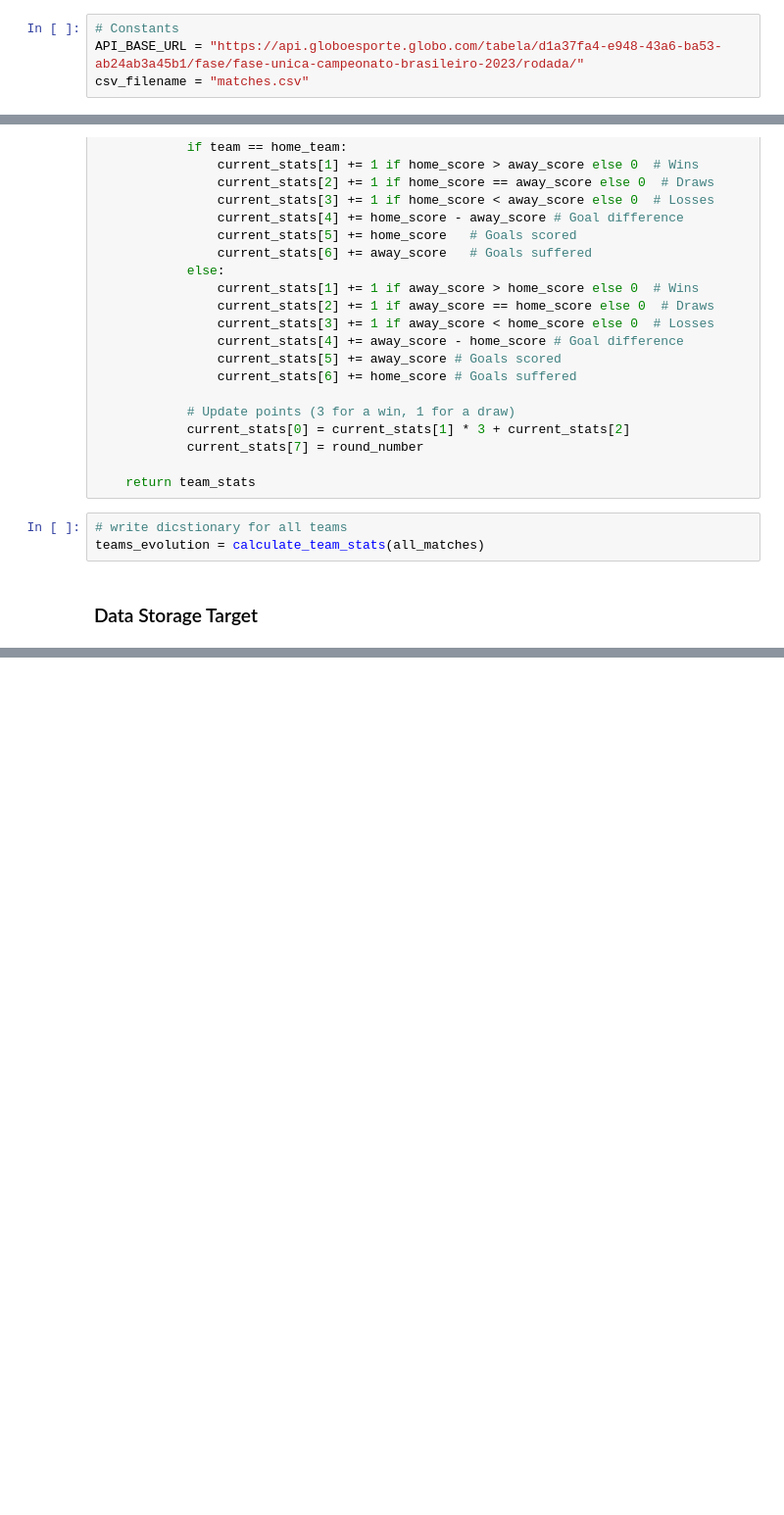
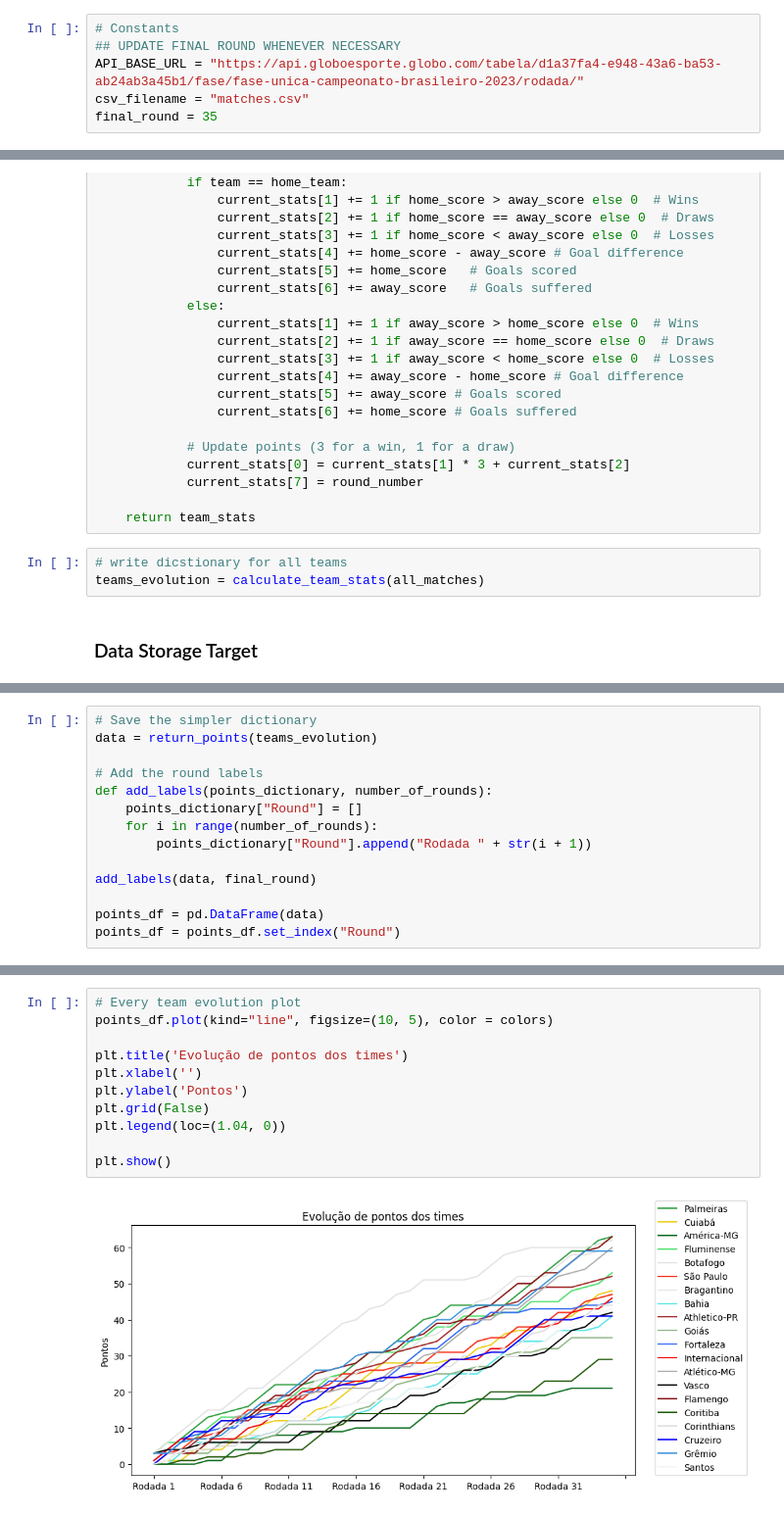
Before and after one commit to pedron123/BrasileiraoData, a Jupyter notebook: main.ipynb, the cells around one changed output, grey strips where cells are left out. Shown at 98% size. Saved outputs shown, nothing was run; the diff lists cells and outputs as text; blank space fills up the shorter version.

Commit message:
Local plot, local libs & more stats

```diff
--- a/main.ipynb
+++ b/main.ipynb
@@ -7,7 +14,9 @@ import os
 # %%
 # Constants
+## UPDATE FINAL ROUND WHENEVER NECESSARY
 API_BASE_URL = "https://api.globoesporte.globo.com/tabela/d1a37fa4-e948-43a6-ba53-ab24ab3a45b1/fase/fase-unica-campeonato-brasileiro-2023/rodada/"
 csv_filename = "matches.csv"
+final_round = 35
 # %%
 # Function to get the results for the first round of a championship
 def get_round_results(round):
@@ -171,0 +232,14 @@ else:
+# %%
+# Save the simpler dictionary
+data = return_points(teams_evolution)
+
+# Add the round labels
+def add_labels(points_dictionary, number_of_rounds):
+    points_dictionary["Round"] = []
+    for i in range(number_of_rounds):
+        points_dictionary["Round"].append("Rodada " + str(i + 1))
+
+add_labels(data, final_round)
+
+points_df = pd.DataFrame(data)
+points_df = points_df.set_index("Round")
@@ -171,0 +294,13 @@ else:
+# %%
+# Every team evolution plot
+points_df.plot(kind="line", figsize=(10, 5), color = colors)
+
+plt.title('Evolução de pontos dos times')
+plt.xlabel('')
+plt.ylabel('Pontos')
+plt.grid(False)
+plt.legend(loc=(1.04, 0))
+
+plt.show()
+# %% [output]
+[figure, added]
```
Also changed, not shown: parts of 34 cells of this notebook, 6 other files.
